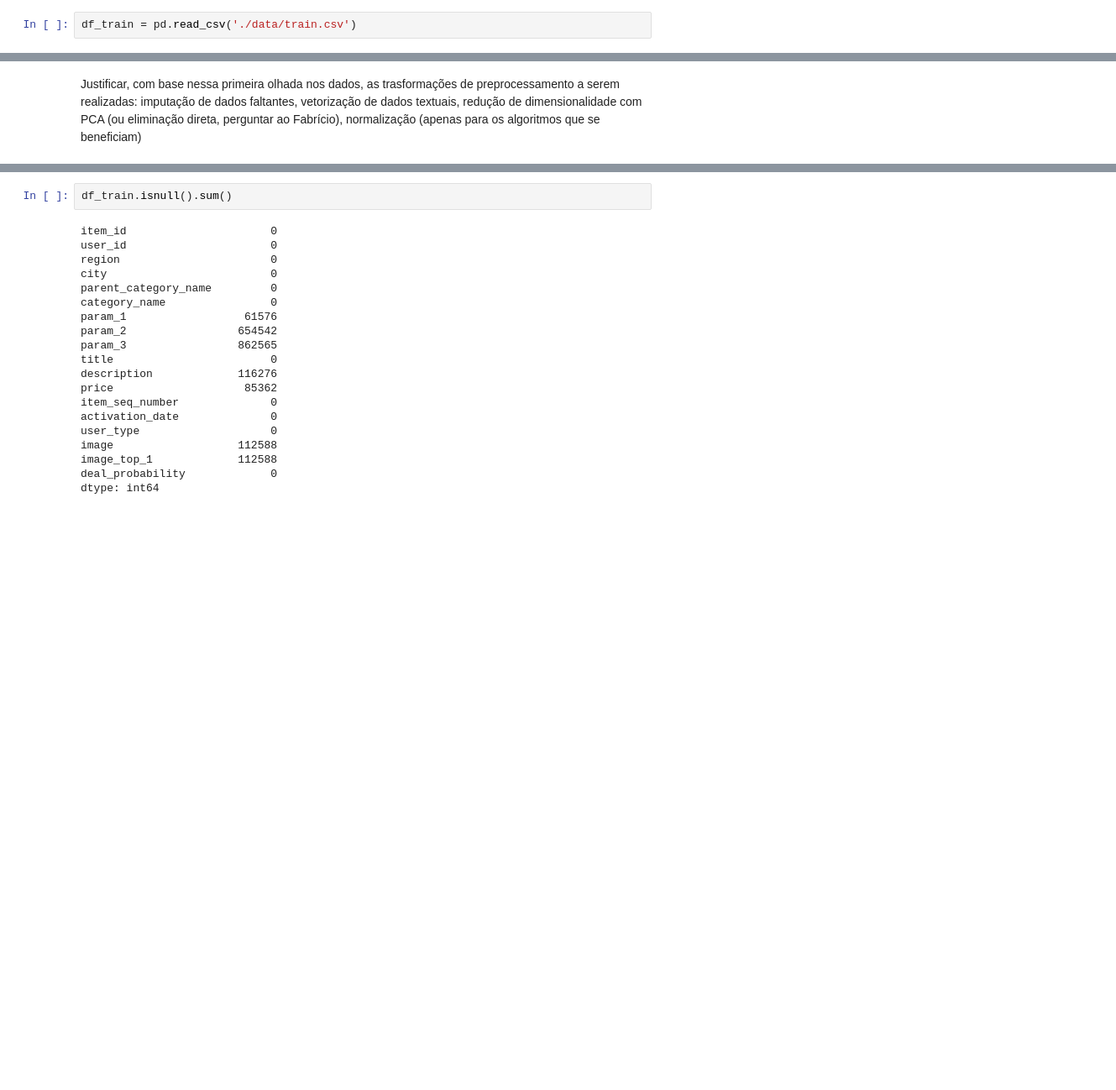
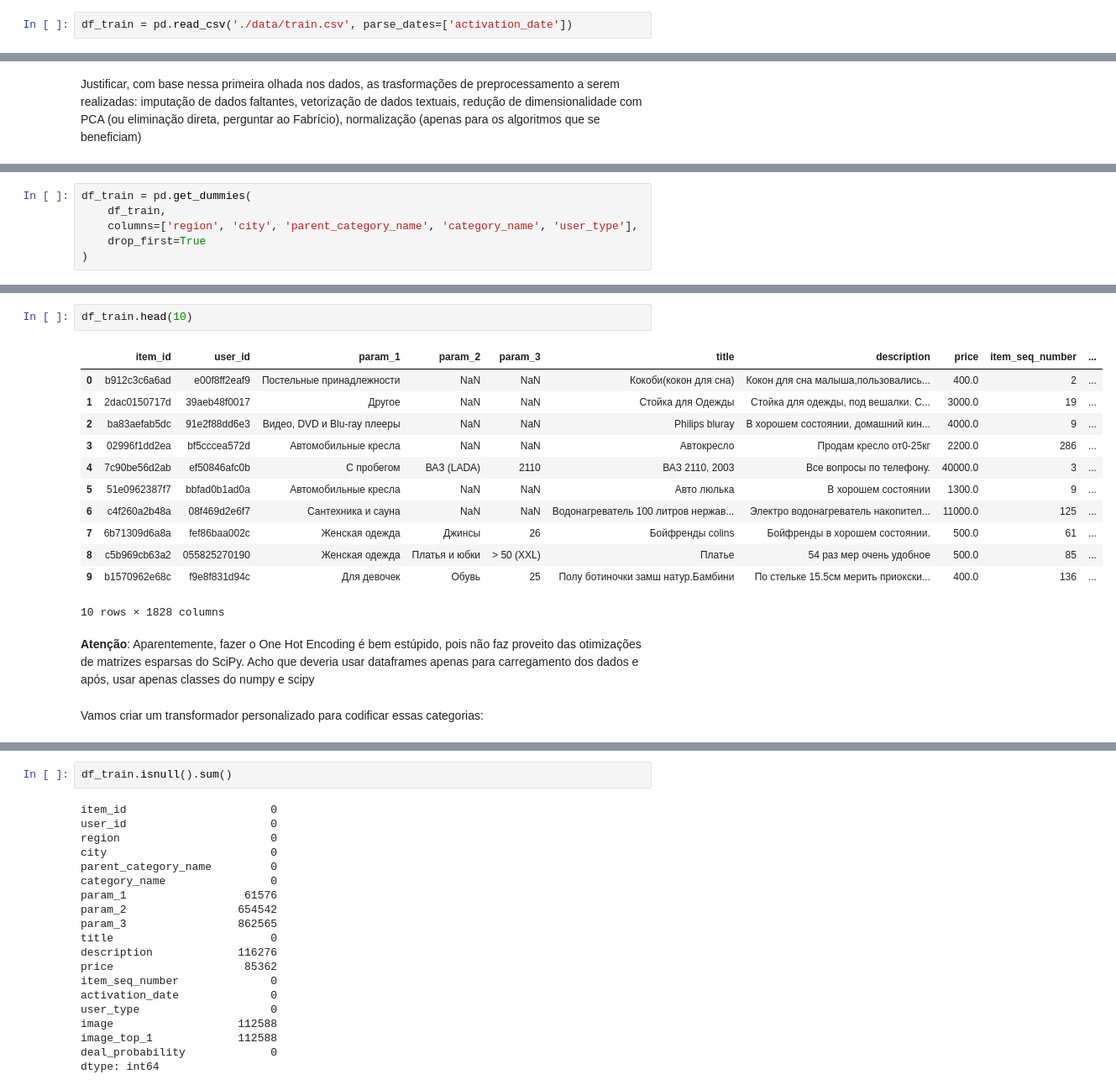
Before and after one commit to RafaelFK/avito_challenge, a Jupyter notebook: Avito Challenge Report.ipynb, the cells around one changed output, grey strips where cells are left out. Shown at 84% size. Saved outputs shown, nothing was run; the diff lists cells and outputs as text; blank space fills up the shorter version.

Commit message:
Iniciando implementação de transformadores

```diff
--- a/Avito Challenge Report.ipynb
+++ b/Avito Challenge Report.ipynb
@@ -7,7 +12,7 @@ import matplotlib.pyplot as plt
 # %% [markdown]
 Carregando dados:
 # %%
-df_train = pd.read_csv('./data/train.csv')
+df_train = pd.read_csv('./data/train.csv', parse_dates=['activation_date'])
 # %%
 df_train.head(10)
 # %% [output]
@@ -48,0 +75,6 @@ Justificar, com base nessa primeira olhada nos dados, as trasformações de prep
+# %%
+df_train = pd.get_dummies(
+    df_train,
+    columns=['region', 'city', 'parent_category_name', 'category_name', 'user_type'],
+    drop_first=True
+)
@@ -48,0 +93,19 @@ Justificar, com base nessa primeira olhada nos dados, as trasformações de prep
+# %%
+df_train.head(10)
+# %% [output]
+|  | item_id | user_id | param_1 | param_2 | param_3 | title | description | price | item_seq_number | ... |
+| 0 | b912c3c6a6ad | e00f8ff2eaf9 | Постельные принадлежности | NaN | NaN | Кокоби(кокон для сна) | Кокон для сна малыша,пользовались... | 400.0 | 2 | ... |
+| 1 | 2dac0150717d | 39aeb48f0017 | Другое | NaN | NaN | Стойка для Одежды | Стойка для одежды, под вешалки. С... | 3000.0 | 19 | ... |
+| 2 | ba83aefab5dc | 91e2f88dd6e3 | Видео, DVD и Blu-ray плееры | NaN | NaN | Philips bluray | В хорошем состоянии, домашний кин... | 4000.0 | 9 | ... |
+| 3 | 02996f1dd2ea | bf5cccea572d | Автомобильные кресла | NaN | NaN | Автокресло | Продам кресло от0-25кг | 2200.0 | 286 | ... |
+| 4 | 7c90be56d2ab | ef50846afc0b | С пробегом | ВАЗ (LADA) | 2110 | ВАЗ 2110, 2003 | Все вопросы по телефону. | 40000.0 | 3 | ... |
+| 5 | 51e0962387f7 | bbfad0b1ad0a | Автомобильные кресла | NaN | NaN | Авто люлька | В хорошем состоянии | 1300.0 | 9 | ... |
+| 6 | c4f260a2b48a | 08f469d2e6f7 | Сантехника и сауна | NaN | NaN | Водонагреватель 100 литров нержав... | Электро водонагреватель накопител... | 11000.0 | 125 | ... |
+| 7 | 6b71309d6a8a | fef86baa002c | Женская одежда | Джинсы | 26 | Бойфренды colins | Бойфренды в хорошем состоянии. | 500.0 | 61 | ... |
+| 8 | c5b969cb63a2 | 055825270190 | Женская одежда | Платья и юбки | > 50 (XXL) | Платье | 54 раз мер очень удобное | 500.0 | 85 | ... |
+| 9 | b1570962e68c | f9e8f831d94c | Для девочек | Обувь | 25 | Полу ботиночки замш натур.Бамбини | По стельке 15.5см мерить приокски... | 400.0 | 136 | ... |
+10 rows × 1828 columns
+# %% [markdown]
+**Atenção**: Aparentemente, fazer o One Hot Encoding é bem estúpido, pois não faz proveito das otimizações de matrizes esparsas do SciPy. Acho que deveria usar dataframes apenas para carregamento dos dados e após, usar apenas classes do numpy e scipy
+# %% [markdown]
+Vamos criar um transformador personalizado para codificar essas categorias:
```
Also changed, not shown: parts of 30 cells of this notebook.
